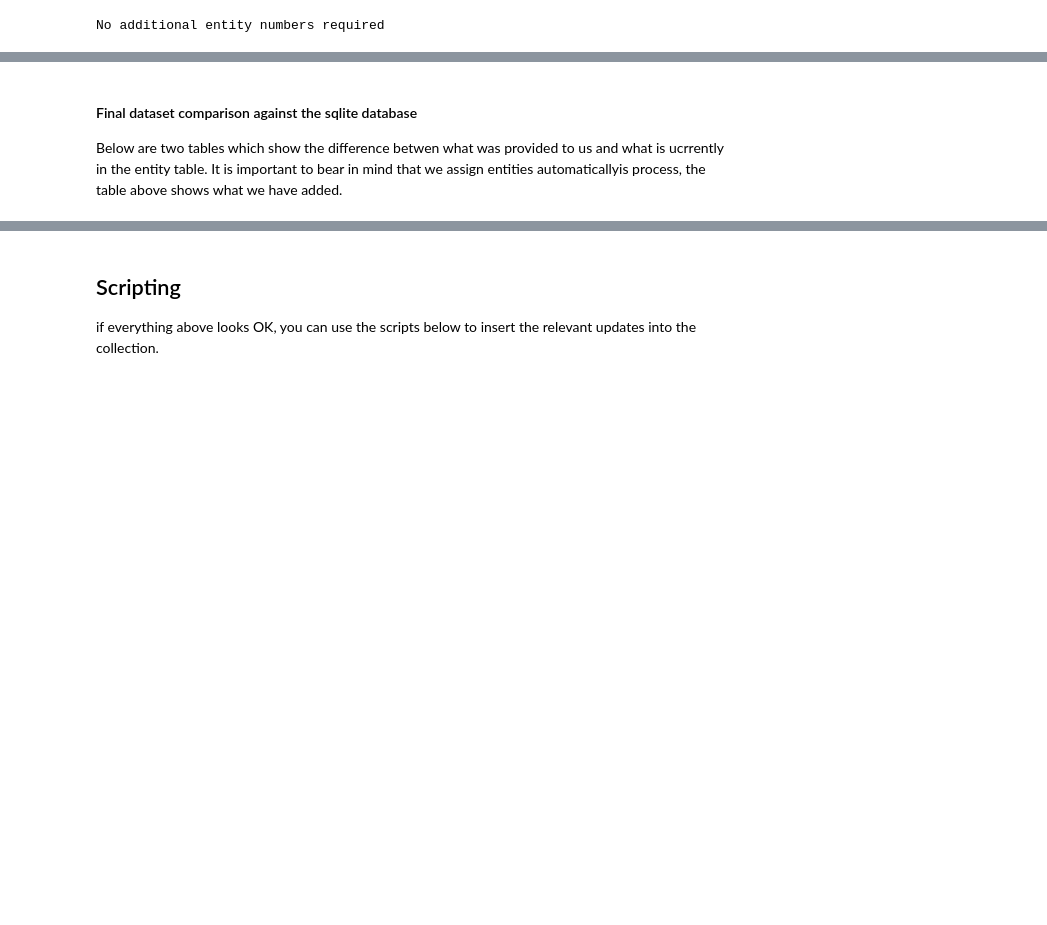
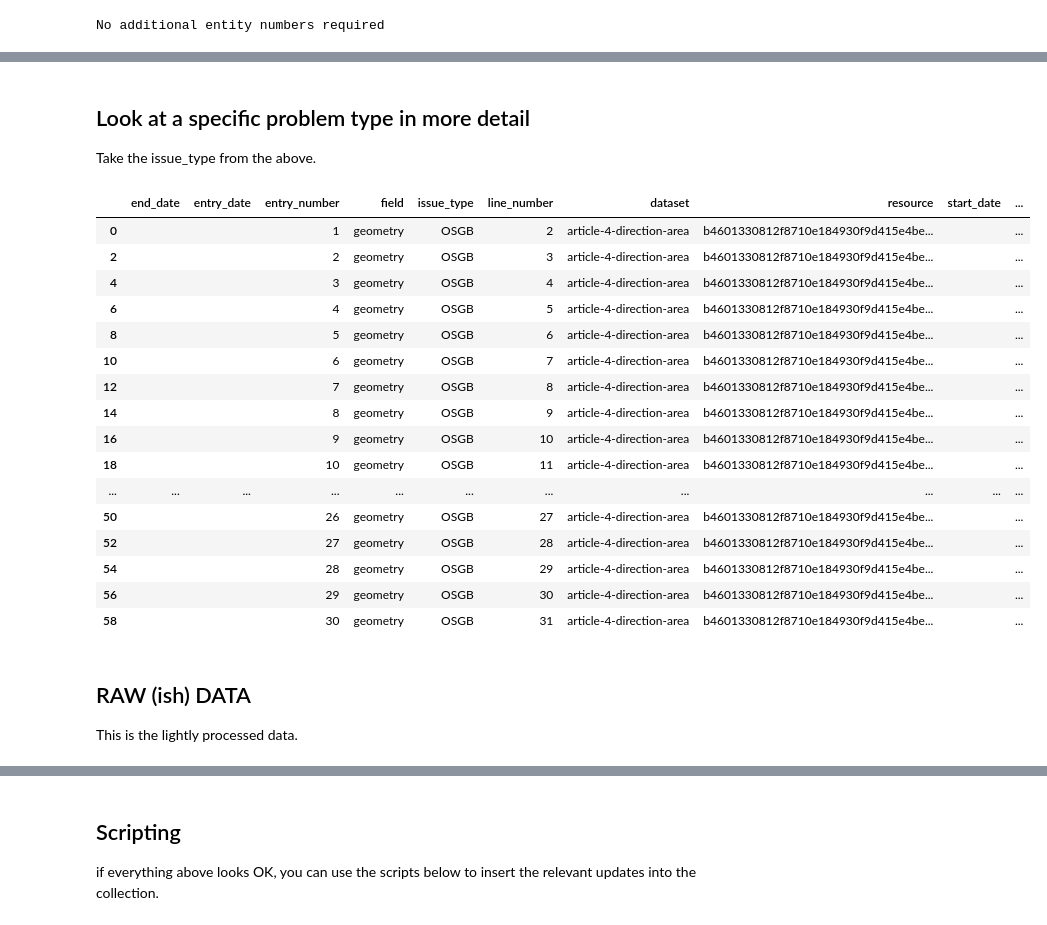
Before and after one commit to digital-land/jupyter-analysis, a Jupyter notebook: endpoint_checker/endpoint_checker.ipynb, the cells around one changed output, grey strips where cells are left out. Saved outputs shown, nothing was run; the diff lists cells and outputs as text; code cells hidden in the pictures; blank space fills up the shorter version.

```diff
--- a/endpoint_checker/endpoint_checker.ipynb
+++ b/endpoint_checker/endpoint_checker.ipynb
@@ -186,4 +168,35 @@ results.loc[(results.issue_type != 'default-value') ]
-# %% [markdown]
-#### Final dataset comparison against the sqlite database
-
-Below are two tables which show the difference betwen what was provided to us and what is ucrrently in the entity table. It is important to bear in mind that we assign entities automaticallyis process, the table above shows what we have added.
+# %% [markdown]
+## Look at a specific problem type in more detail
+
+Take the issue_type from the above.
+# %%
+results = dataset_db.get_issues()
+
+#problem = 'OSGB out of bounds of England'
+#problem = 'invalid geometry'
+# problem = 'Unexpected geom type'
+problem = 'OSGB'
+
+results.loc[(results.issue_type == problem) ]
+# %% [output]
+|  | end_date | entry_date | entry_number | field | issue_type | line_number | dataset | resource | start_date | ... |
+| 0 |  |  | 1 | geometry | OSGB | 2 | article-4-direction-area | b4601330812f8710e184930f9d415e4be... |  | ... |
+| 2 |  |  | 2 | geometry | OSGB | 3 | article-4-direction-area | b4601330812f8710e184930f9d415e4be... |  | ... |
+| 4 |  |  | 3 | geometry | OSGB | 4 | article-4-direction-area | b4601330812f8710e184930f9d415e4be... |  | ... |
+| 6 |  |  | 4 | geometry | OSGB | 5 | article-4-direction-area | b4601330812f8710e184930f9d415e4be... |  | ... |
+| 8 |  |  | 5 | geometry | OSGB | 6 | article-4-direction-area | b4601330812f8710e184930f9d415e4be... |  | ... |
+| 10 |  |  | 6 | geometry | OSGB | 7 | article-4-direction-area | b4601330812f8710e184930f9d415e4be... |  | ... |
+| 12 |  |  | 7 | geometry | OSGB | 8 | article-4-direction-area | b4601330812f8710e184930f9d415e4be... |  | ... |
+| 14 |  |  | 8 | geometry | OSGB | 9 | article-4-direction-area | b4601330812f8710e184930f9d415e4be... |  | ... |
+| 16 |  |  | 9 | geometry | OSGB | 10 | article-4-direction-area | b4601330812f8710e184930f9d415e4be... |  | ... |
+| 18 |  |  | 10 | geometry | OSGB | 11 | article-4-direction-area | b4601330812f8710e184930f9d415e4be... |  | ... |
+| ... | ... | ... | ... | ... | ... | ... | ... | ... | ... | ... |
+| 50 |  |  | 26 | geometry | OSGB | 27 | article-4-direction-area | b4601330812f8710e184930f9d415e4be... |  | ... |
+| 52 |  |  | 27 | geometry | OSGB | 28 | article-4-direction-area | b4601330812f8710e184930f9d415e4be... |  | ... |
+| 54 |  |  | 28 | geometry | OSGB | 29 | article-4-direction-area | b4601330812f8710e184930f9d415e4be... |  | ... |
+| 56 |  |  | 29 | geometry | OSGB | 30 | article-4-direction-area | b4601330812f8710e184930f9d415e4be... |  | ... |
+| 58 |  |  | 30 | geometry | OSGB | 31 | article-4-direction-area | b4601330812f8710e184930f9d415e4be... |  | ... |
+# %% [markdown]
+## RAW (ish) DATA
+
+This is the lightly processed data.
```
Also changed, not shown: parts of 20 cells of this notebook.
